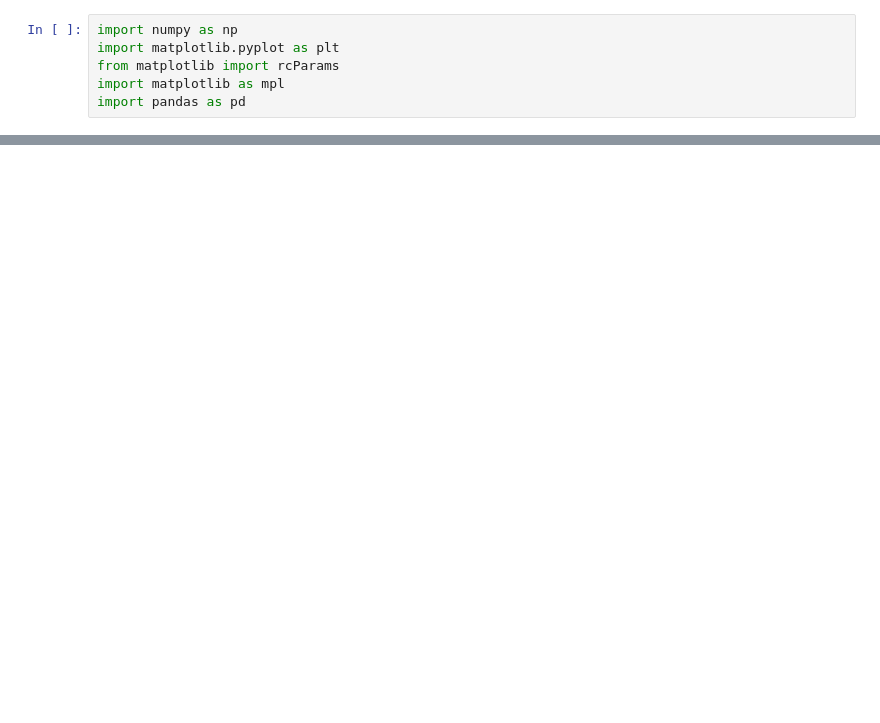
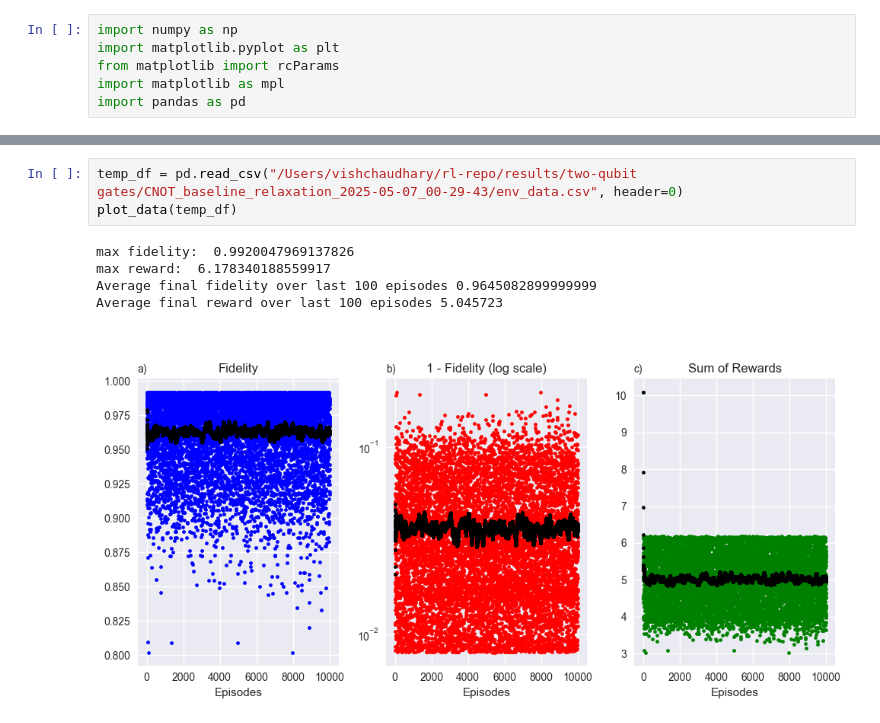
Before and after one commit to Farquhar13/relaqs, a Jupyter notebook: scripts/two-qubits/compare_w_baseline.ipynb, the cells around one changed output, grey strips where cells are left out. Cells and saved outputs as stored; diff of their text form; blank space fills up the shorter version.

```diff
--- a/scripts/two-qubits/compare_w_baseline.ipynb
+++ b/scripts/two-qubits/compare_w_baseline.ipynb
@@ -203,0 +212,9 @@ Average final reward over last 100 episodes 0.19180192999999995
+# %%
+temp_df = pd.read_csv("/Users/vishchaudhary/rl-repo/results/two-qubit gates/CNOT_baseline_relaxation_2025-05-07_00-29-43/env_data.csv", header=0)
+plot_data(temp_df)
+# %% [output]
+max fidelity:  0.9920047969137826
+max reward:  6.178340188559917
+Average final fidelity over last 100 episodes 0.9645082899999999
+Average final reward over last 100 episodes 5.045723
+[figure, added]
```
Also changed, not shown: parts of 4 cells of this notebook, 13 other files.
